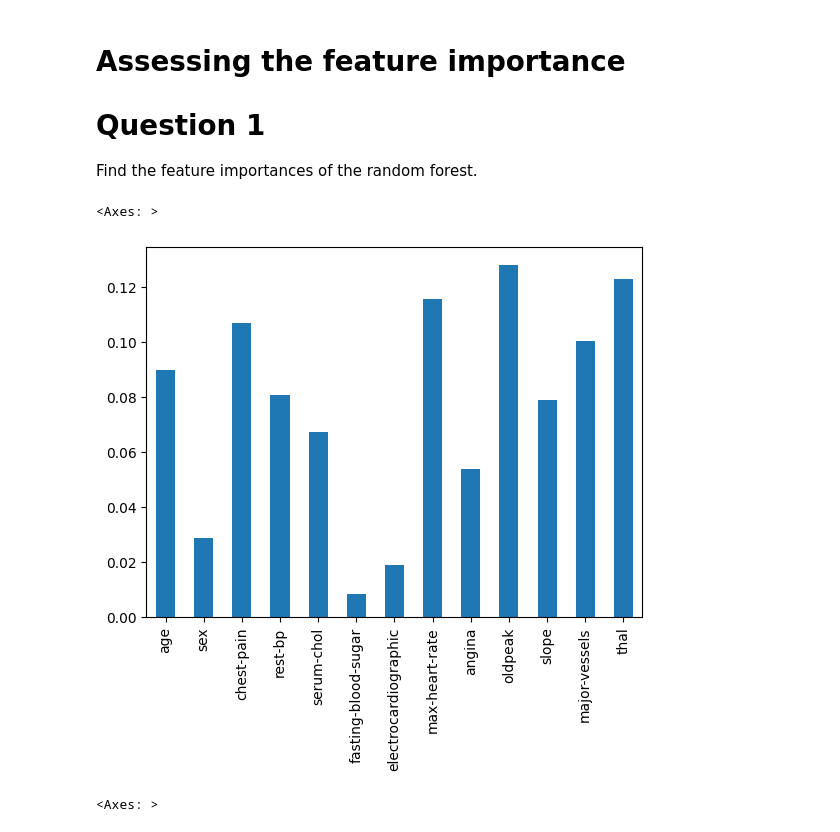
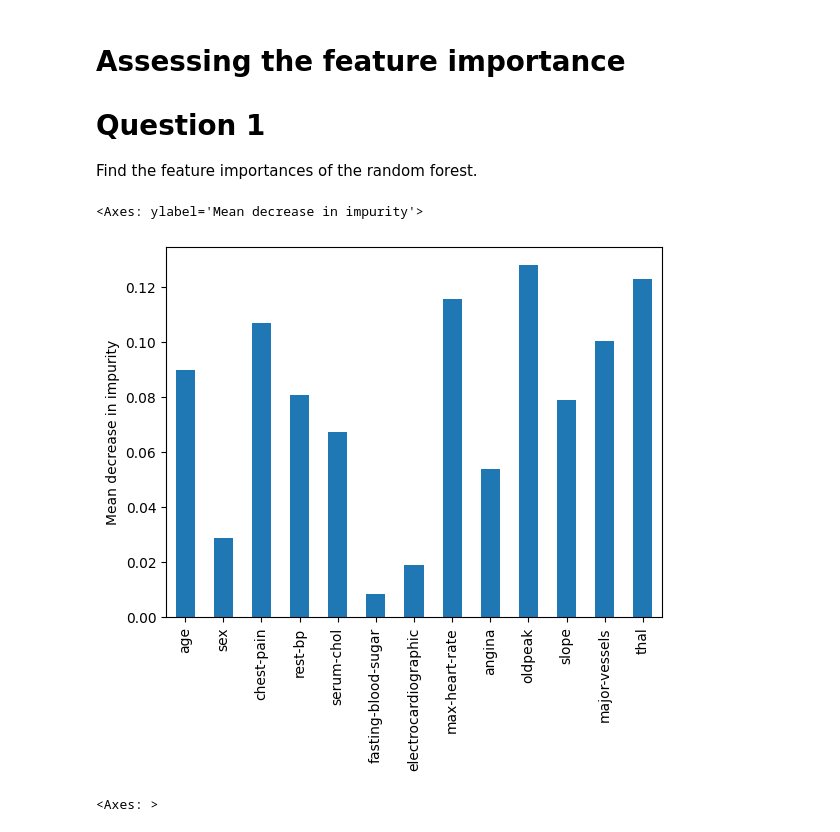
Before and after one commit to perellonieto/explaining-models, a Jupyter notebook: example_lime.ipynb, the cells around one changed output. Saved outputs shown, nothing was run; the diff lists cells and outputs as text; code cells hidden in the pictures.

```diff
--- a/example_lime.ipynb
+++ b/example_lime.ipynb
@@ -171,10 +171,10 @@ Test accuracy 0.8271604938271605
 Find the feature importances of the random forest.
 # %%
 forest_importances = pandas.Series(clf.feature_importances_, index=X.columns)
-forest_importances.plot.bar()
+forest_importances.plot.bar(ylabel='Mean decrease in impurity')
 # %% [output]
-<Axes: >
+<Axes: ylabel='Mean decrease in impurity'>
-[figure, old version]
+[figure, new version]
 # %%
 std = numpy.std([tree.feature_importances_ for tree in clf.estimators_], axis=0)
 forest_importances.plot.bar(yerr=std)
```
Also changed, not shown: parts of 2 cells of this notebook, 2 other files.
